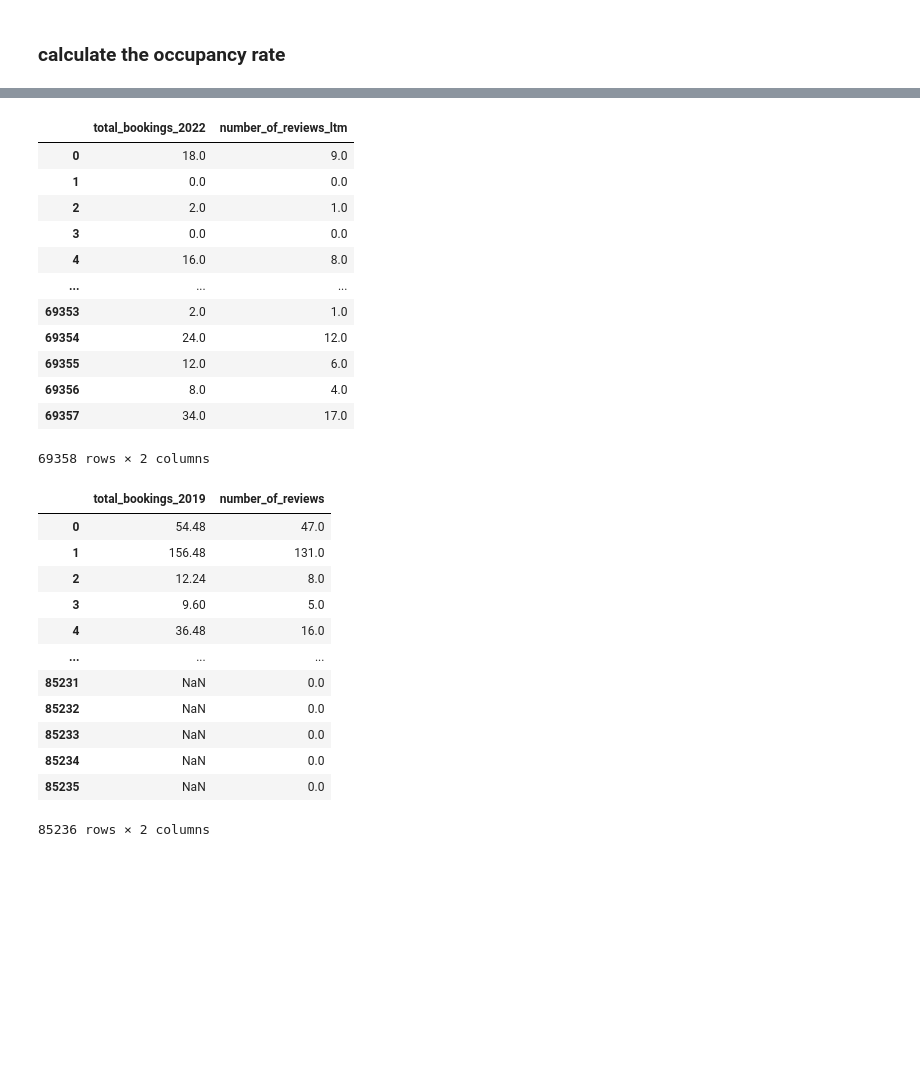
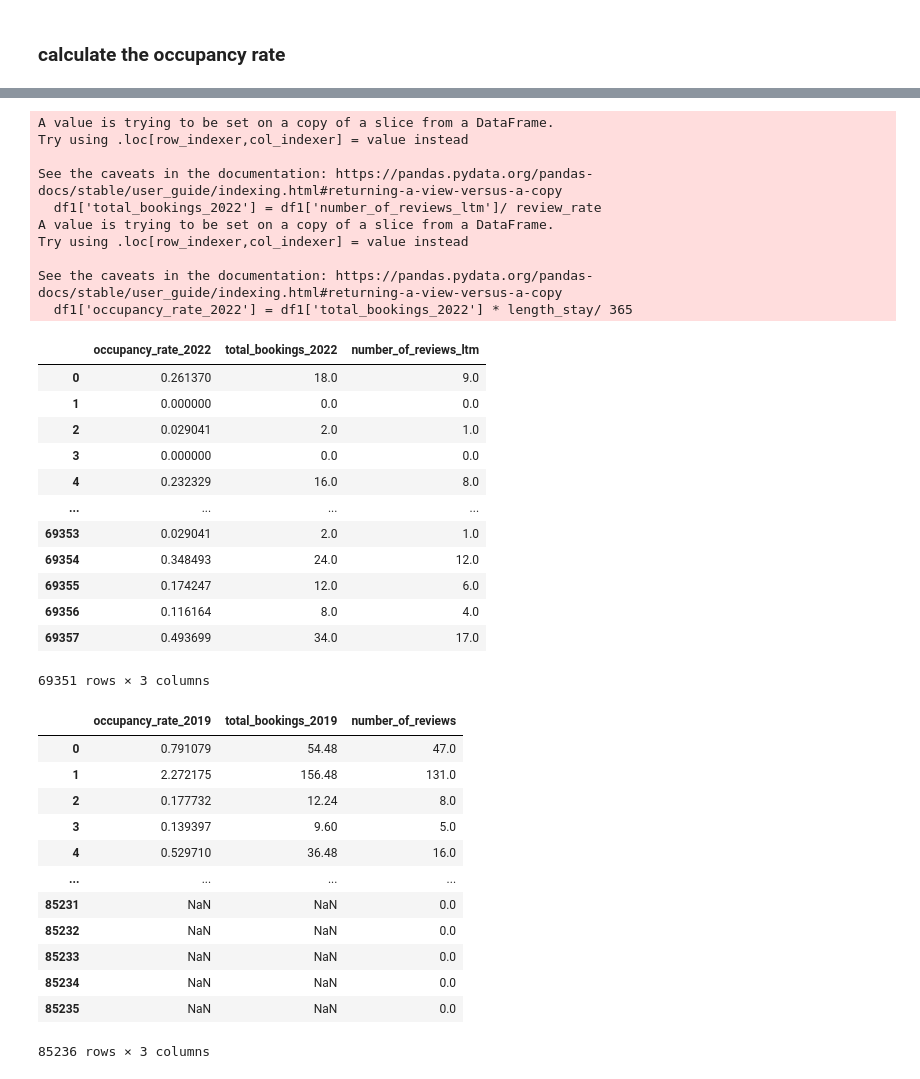
Before and after one commit to JinJiang22/fsds_GroupWork, a Jupyter notebook: Reproducible Analysis.ipynb, the cells around one changed output, grey strips where cells are left out. Saved outputs shown, nothing was run; the diff lists cells and outputs as text; code cells hidden in the pictures; blank space fills up the shorter version.

```diff
--- a/Reproducible Analysis.ipynb
+++ b/Reproducible Analysis.ipynb
@@ -354,0 +388,5 @@ there are
+# %%
+# drop rows in df1 (2022 dataset)
+df1.drop(df1[df1.number_of_reviews_ltm.isna()].index.array, axis=0, inplace=True)
+# check
+df1[df1.number_of_reviews_ltm.isna()]
@@ -359,38 +438,52 @@ there are
 # %%
-# A Review Rate of 50% is used to convert reviews to estimated bookings.
 review_rate = 0.5
+length_stay = 5.3
+
 # Airbnb 2022
-df1['total_bookings_2022'] = df1['number_of_reviews_ltm']/review_rate
-df1[['total_bookings_2022','number_of_reviews_ltm']]
+df1['total_bookings_2022'] = df1['number_of_reviews_ltm']/ review_rate
+df1['occupancy_rate_2022'] = df1['total_bookings_2022'] * length_stay/ 365
+df1[['occupancy_rate_2022','total_bookings_2022','number_of_reviews_ltm']]
 # %% [output]
+A value is trying to be set on a copy of a slice from a DataFrame.
+Try using .loc[row_indexer,col_indexer] = value instead
+
+See the caveats in the documentation: https://pandas.pydata.org/pandas-docs/stable/user_guide/indexing.html#returning-a-view-versus-a-copy
+  df1['total_bookings_2022'] = df1['number_of_reviews_ltm']/ review_rate
+A value is trying to be set on a copy of a slice from a DataFrame.
+Try using .loc[row_indexer,col_indexer] = value instead
+
+See the caveats in the documentation: https://pandas.pydata.org/pandas-docs/stable/user_guide/indexing.html#returning-a-view-versus-a-copy
+  df1['occupancy_rate_2022'] = df1['total_bookings_2022'] * length_stay/ 365
-|  | total_bookings_2022 | number_of_reviews_ltm |
-| 0 | 18.0 | 9.0 |
-| 1 | 0.0 | 0.0 |
-| 2 | 2.0 | 1.0 |
-| 3 | 0.0 | 0.0 |
-| 4 | 16.0 | 8.0 |
-| ... | ... | ... |
-| 69353 | 2.0 | 1.0 |
-| 69354 | 24.0 | 12.0 |
-| 69355 | 12.0 | 6.0 |
-| 69356 | 8.0 | 4.0 |
-| 69357 | 34.0 | 17.0 |
+|  | occupancy_rate_2022 | total_bookings_2022 | number_of_reviews_ltm |
+| 0 | 0.261370 | 18.0 | 9.0 |
+| 1 | 0.000000 | 0.0 | 0.0 |
+| 2 | 0.029041 | 2.0 | 1.0 |
+| 3 | 0.000000 | 0.0 | 0.0 |
+| 4 | 0.232329 | 16.0 | 8.0 |
+| ... | ... | ... | ... |
+| 69353 | 0.029041 | 2.0 | 1.0 |
+| 69354 | 0.348493 | 24.0 | 12.0 |
+| 69355 | 0.174247 | 12.0 | 6.0 |
+| 69356 | 0.116164 | 8.0 | 4.0 |
+| 69357 | 0.493699 | 34.0 | 17.0 |
-69358 rows × 2 columns
+69351 rows × 3 columns
 # %%
+# TO DO
 # Airbnb 2019
 df2['total_bookings_2019'] = df2['reviews_per_month']*12/review_rate
-df2[['total_bookings_2019','number_of_reviews']]
+df2['occupancy_rate_2019'] = df2['total_bookings_2019'] * length_stay/ 365
+df2[['occupancy_rate_2019','total_bookings_2019','number_of_reviews']]
 # %% [output]
-|  | total_bookings_2019 | number_of_reviews |
-| 0 | 54.48 | 47.0 |
-| 1 | 156.48 | 131.0 |
-| 2 | 12.24 | 8.0 |
-| 3 | 9.60 | 5.0 |
-| 4 | 36.48 | 16.0 |
-| ... | ... | ... |
-| 85231 | NaN | 0.0 |
-| 85232 | NaN | 0.0 |
-| 85233 | NaN | 0.0 |
-| 85234 | NaN | 0.0 |
-| 85235 | NaN | 0.0 |
+|  | occupancy_rate_2019 | total_bookings_2019 | number_of_reviews |
+| 0 | 0.791079 | 54.48 | 47.0 |
+| 1 | 2.272175 | 156.48 | 131.0 |
+| 2 | 0.177732 | 12.24 | 8.0 |
+| 3 | 0.139397 | 9.60 | 5.0 |
+| 4 | 0.529710 | 36.48 | 16.0 |
+| ... | ... | ... | ... |
+| 85231 | NaN | NaN | 0.0 |
+| 85232 | NaN | NaN | 0.0 |
+| 85233 | NaN | NaN | 0.0 |
+| 85234 | NaN | NaN | 0.0 |
+| 85235 | NaN | NaN | 0.0 |
-85236 rows × 2 columns
+85236 rows × 3 columns
```
Also changed, not shown: parts of 26 cells of this notebook.
